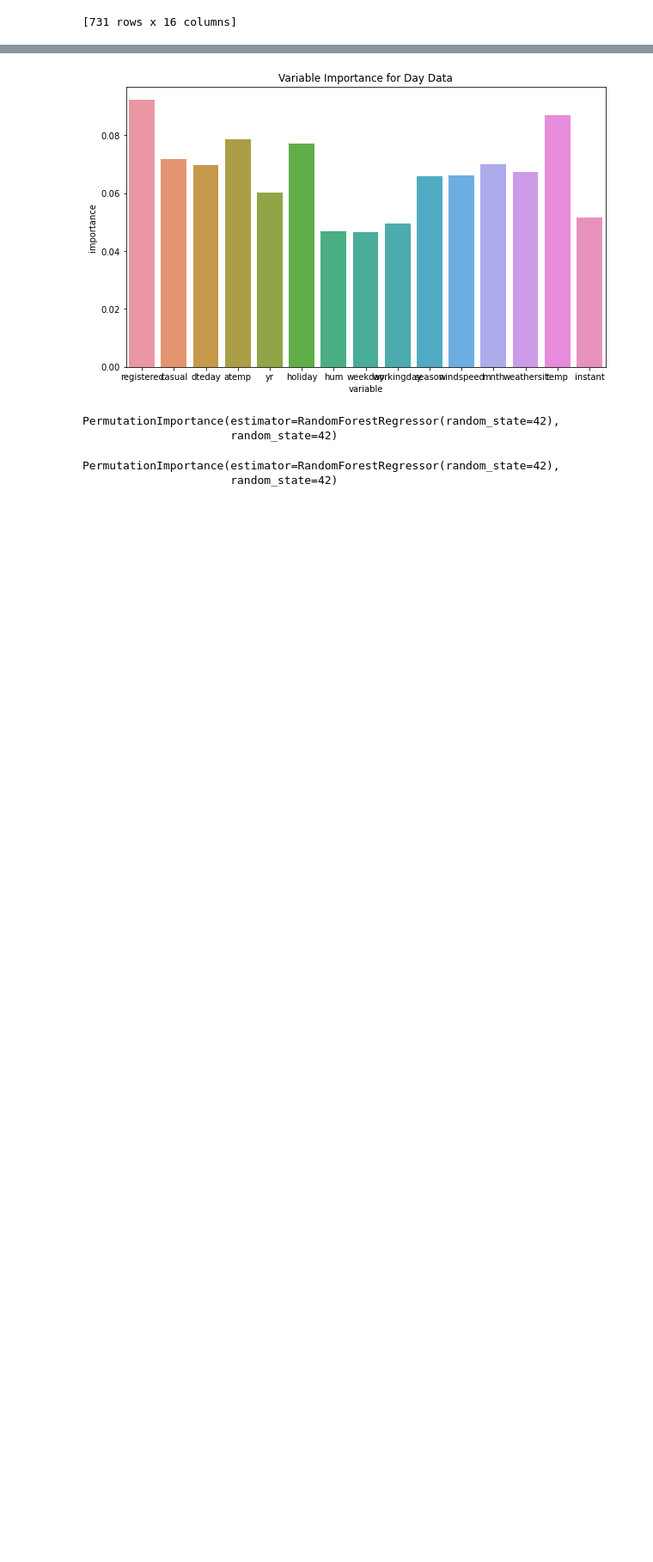
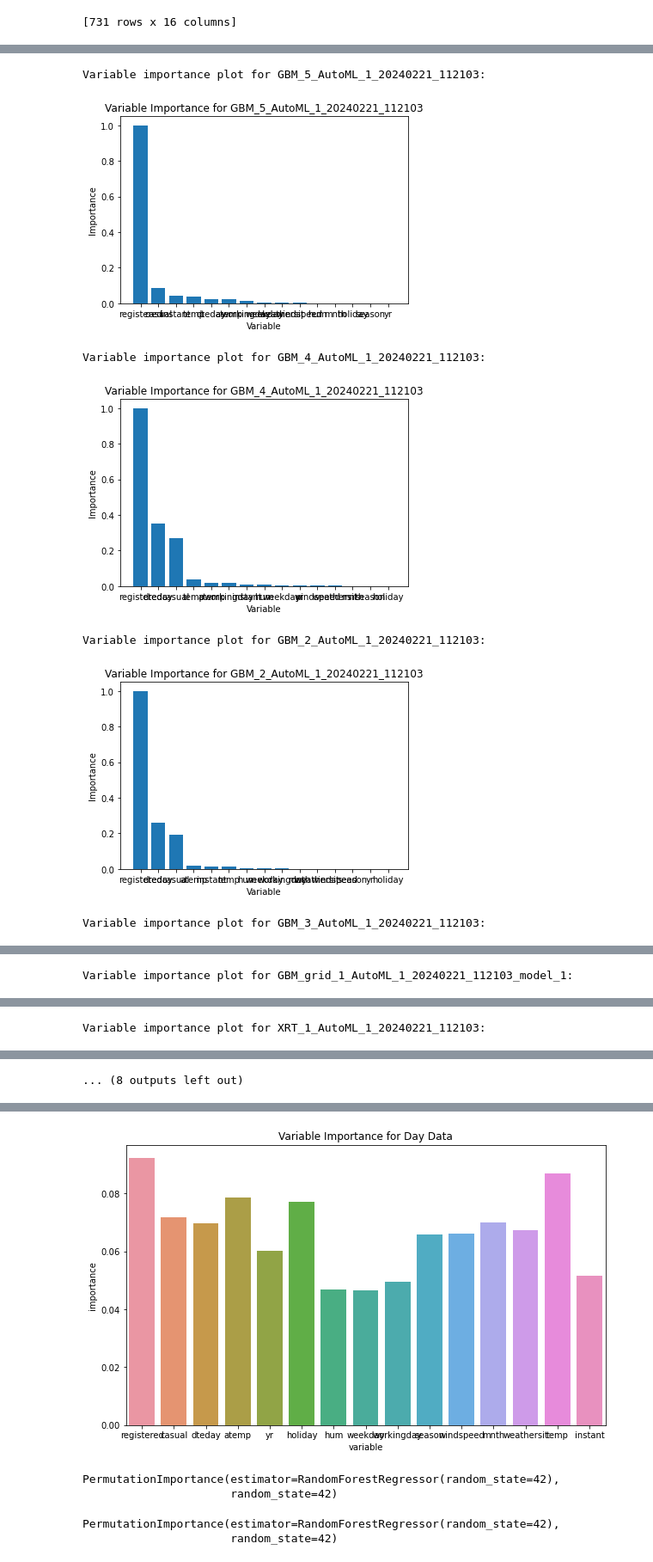
Before and after one commit to ajithvij123/H2O-application, a Jupyter notebook: H2O.ipynb, the cells around one changed output, grey strips where cells are left out. Shown: that part at 86% size. Saved outputs shown, nothing was run; the diff lists cells and outputs as text; code cells hidden in the pictures; blank space fills up the shorter version.

```diff
--- a/H2O.ipynb
+++ b/H2O.ipynb
@@ -176,3 +184,64 @@ Variable Importances:
 | holiday | 0.0 | 0.0 | 0.0 |
 | weathersit | 0.0 | 0.0 | 0.0 |
 [tips] Use `model.explain()` to inspect the model. -- Use `h2o.display.toggle_user_tips()` to switch on/off this section.
+# %%
+# For AutoML models
+if aml_hourly.leader is not None:
+    aml_hourly_leader = aml_hourly.leader
+    try:
+        if aml_hourly_leader.algo == "stackedensemble":
+            # Get the base models in the stacked ensemble
+            base_models = aml_hourly_leader.base_models
+            # Loop through individual base models and generate variable importance plots
+            for base_model_id in base_models:
+                base_model = h2o.get_model(base_model_id)
+                print(f"Variable importance plot for {base_model_id}:")
+                varimps = base_model.varimp()
+                # Extracting variable names and importance values
+                variable_names = [var[0] for var in varimps]
+                importance_values = [var[2] for var in varimps]
+                # Plotting
+                import matplotlib.pyplot as plt
+                plt.bar(variable_names, importance_values)
+                plt.xlabel('Variable')
+                plt.ylabel('Importance')
+                plt.title(f'Variable Importance for {base_model_id}')
+                plt.show()
+        else:
+            aml_hourly_leader.varimp_plot()
+    except Exception as e:
+        print(f"Error: {e}")
+
+if aml_daily.leader is not None:
+    aml_daily_leader = aml_daily.leader
+    try:
+        if aml_daily_leader.algo == "stackedensemble":
+            # Get the base models in the stacked ensemble
+            base_models = aml_daily_leader.base_models
+            # Loop through individual base models and generate variable importance plots
+            for base_model_id in base_models:
+                base_model = h2o.get_model(base_model_id)
+                print(f"Variable importance plot for {base_model_id}:")
+                varimps = base_model.varimp()
+                # Extracting variable names and importance values
+                variable_names = [var[0] for var in varimps]
+                importance_values = [var[2] for var in varimps]
+                # Plotting
+                import matplotlib.pyplot as plt
+                plt.bar(variable_names, importance_values)
+                plt.xlabel('Variable')
+                plt.ylabel('Importance')
+                plt.title(f'Variable Importance for {base_model_id}')
+                plt.show()
+        else:
+            aml_daily_leader.varimp_plot()
+    except Exception as e:
+        print(f"Error: {e}")
+# %% [output]
+Variable importance plot for GBM_5_AutoML_1_20240221_112103:
+[figure, added]
+Variable importance plot for GBM_4_AutoML_1_20240221_112103:
+[figure, added]
+Variable importance plot for GBM_2_AutoML_1_20240221_112103:
+[figure, added]
+Variable importance plot for GBM_3_AutoML_1_20240221_112103:
@@ -178,0 +249 @@ Variable Importances:
+Variable importance plot for GBM_grid_1_AutoML_1_20240221_112103_model_1:
@@ -178,0 +251 @@ Variable Importances:
+Variable importance plot for XRT_1_AutoML_1_20240221_112103:
@@ -179 +253,2 @@ Variable Importances:
+... (8 outputs left out)
 # %%
```
Also changed, not shown: parts of 5 cells of this notebook.
